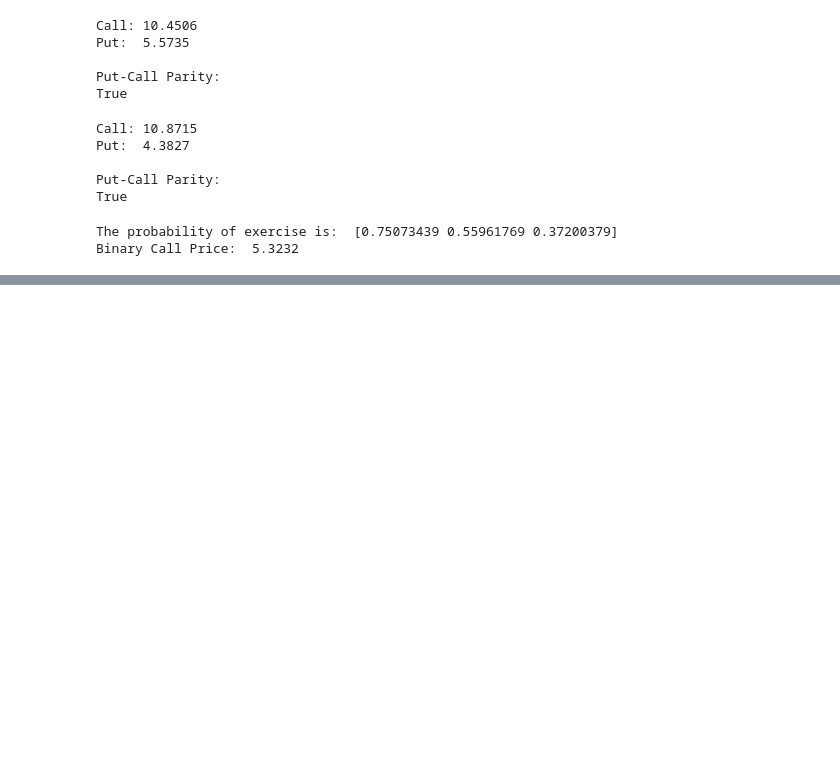
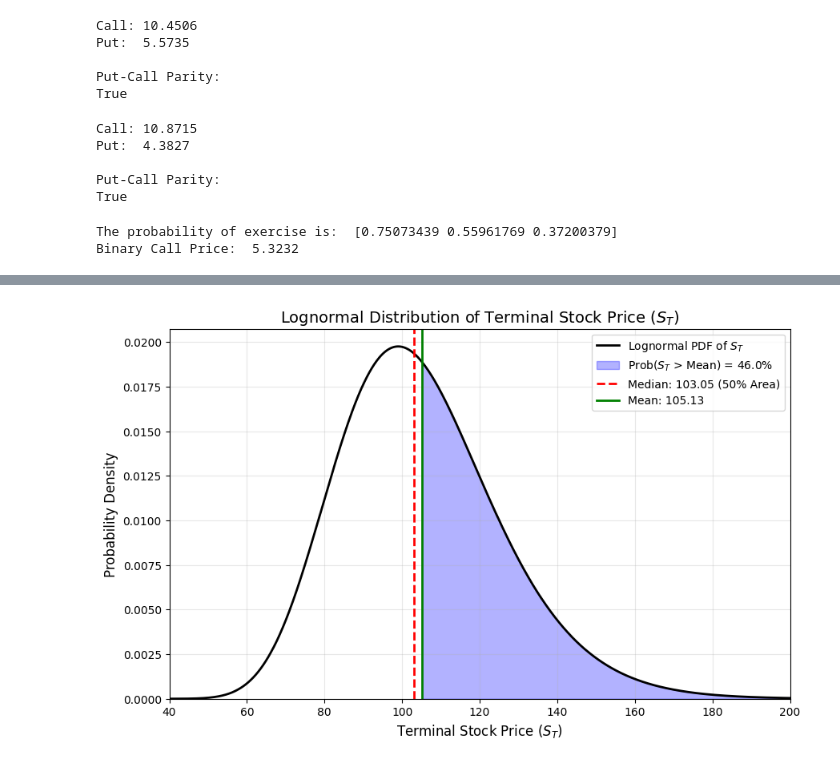
Before and after one commit to IPBosko/Derivative-Pricing-Toolkit, a Jupyter notebook: analytical_bsm_pricer.ipynb, the cells around one changed output, grey strips where cells are left out. Saved outputs shown, nothing was run; the diff lists cells and outputs as text; code cells hidden in the pictures; blank space fills up the shorter version.

```diff
--- a/analytical_bsm_pricer.ipynb
+++ b/analytical_bsm_pricer.ipynb
@@ -90,3 +92,15 @@ print("Binary Call Price: ", f"{binary_call(S0, 100, r, sigma, T, Q):.4f}")
 # %% [output]
 The probability of exercise is:  [0.75073439 0.55961769 0.37200379]
 Binary Call Price:  5.3232
+# %%
+def stock_mean(S0, r, T):
+
+    return S0 * np.exp( r * T )
+
+def stock_median(S0, r, sigma, T):
+
+    return S0 * np.exp( ( r - 0.5 * sigma ** 2 ) * T )
+
+def prob_above(S0, K, r, sigma, T):
+
+    return prob_exercise(S0, K, r, sigma, T)
@@ -92,0 +133,46 @@ Binary Call Price:  5.3232
+# %%
+S0 = 100.0
+r = 0.05
+sigma = 0.20
+T = 1.0
+
+# 2. Define the lognormal distribution parameters for S_T
+# The underlying normal distribution Z has mean mu_log and std dev sigma_log
+mu_log = np.log(S0) + (r - 0.5 * sigma**2) * T
+sigma_log = sigma * np.sqrt(T)
+
+# 3. Calculate the theoretical mean and median
+mean_ST = stock_mean(S0, r, T)
+median_ST = stock_median(S0, r, sigma, T)
+
+# 4. Generate data points for the x-axis (possible stock prices)
+x = np.linspace(40, 200, 1000)
+
+# 5. Generate the Probability Density Function (PDF)
+# SciPy's lognorm uses 's' for shape (sigma) and 'scale' for exp(mu)
+pdf = stats.lognorm.pdf(x, s=sigma_log, scale=np.exp(mu_log))
+
+# 6. Initialize the plot
+plt.figure(figsize=(10, 6))
+plt.plot(x, pdf, color='black', linewidth=2, label='Lognormal PDF of $S_T$')
+
+# 7. Fill the area where S_T > mean (to visualize the 46.0% probability)
+plt.fill_between(x, pdf, where=(x > mean_ST), color='blue', alpha=0.3, label='Prob($S_T$ > Mean) = 46.0%')
+
+# 8. Add vertical lines for the Mean and Median
+plt.axvline(median_ST, color='red', linestyle='--', linewidth=2, label=f'Median: {median_ST:.2f} (50% Area)')
+plt.axvline(mean_ST, color='green', linestyle='-', linewidth=2, label=f'Mean: {mean_ST:.2f}')
+
+# 9. Format the plot with labels and legend
+plt.title('Lognormal Distribution of Terminal Stock Price ($S_T$)', fontsize=14)
+plt.xlabel('Terminal Stock Price ($S_T$)', fontsize=12)
+plt.ylabel('Probability Density', fontsize=12)
+plt.legend(loc='upper right', fontsize=10)
+plt.grid(True, alpha=0.3)
+plt.xlim(40, 200)
+plt.ylim(bottom=0)
+
+# 10. Display the plot
+plt.show()
+# %% [output]
+[figure, added]
```
Also changed, not shown: parts of 2 cells of this notebook.
